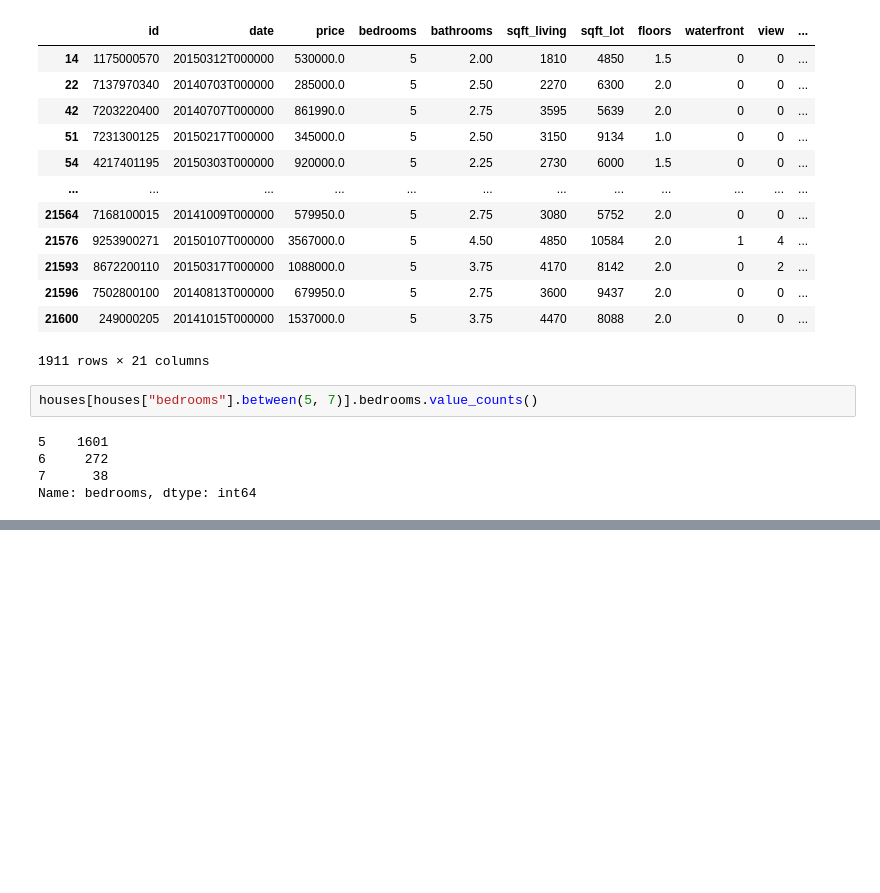
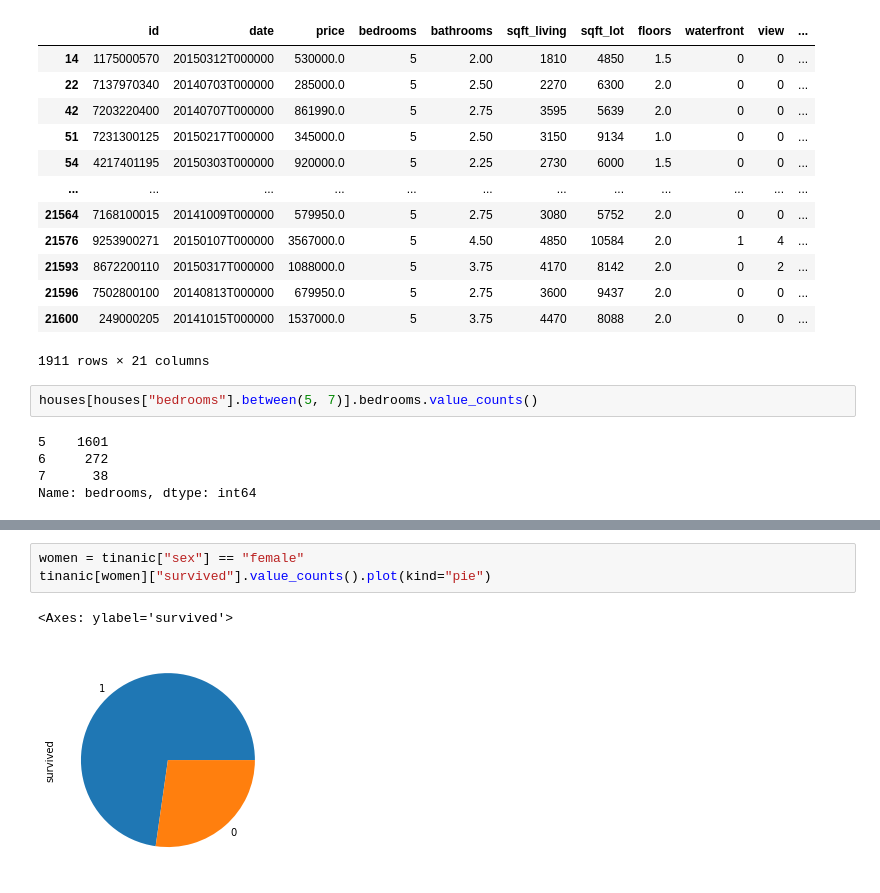
Before and after one commit to YingCG/phyton-basic, a Jupyter notebook: 03-Pandas/filtering_data.ipynb, the cells around one changed output, grey strips where cells are left out. Cells and saved outputs as stored; diff of their text form; blank space fills up the shorter version.

```diff
--- a/03-Pandas/filtering_data.ipynb
+++ b/03-Pandas/filtering_data.ipynb
@@ -116,0 +432,6 @@ Name: bedrooms, dtype: int64
+# %%
+women = tinanic["sex"] == "female"
+tinanic[women]["survived"].value_counts().plot(kind="pie")
+# %% [output]
+<Axes: ylabel='survived'>
+[figure, added]
```
Also changed, not shown: parts of 49 cells of this notebook.
